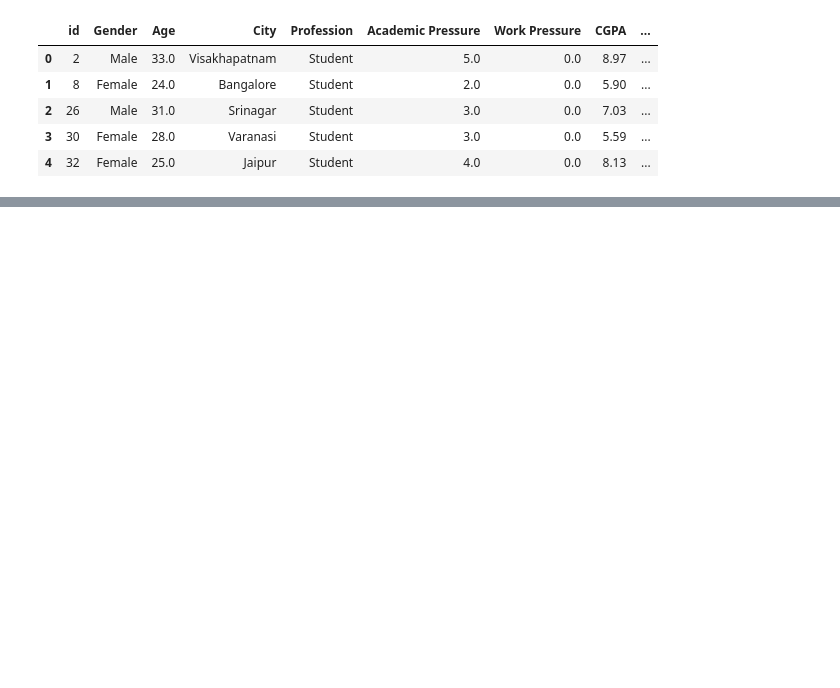
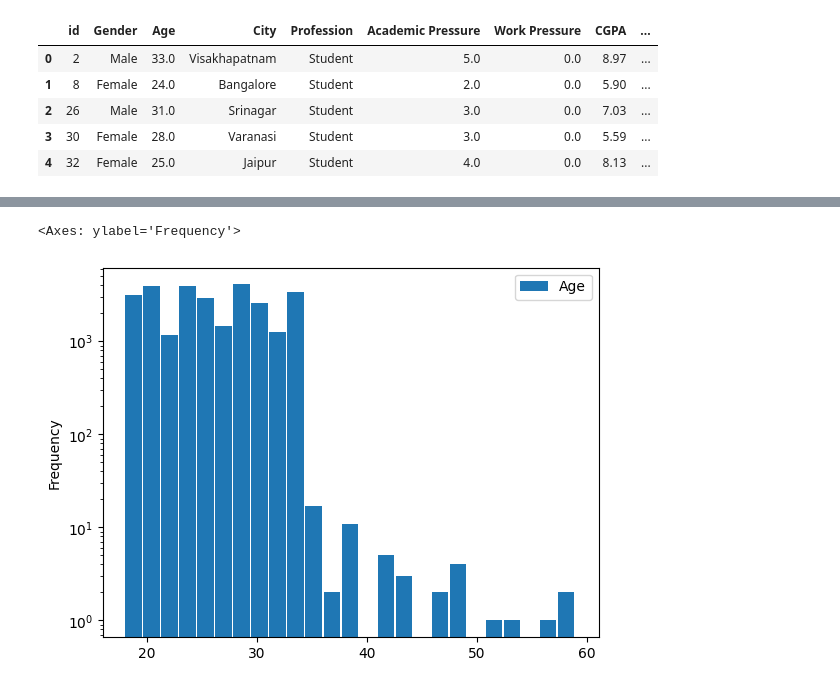
Before and after one commit to PhysicsBen/carthage-lecture-2025, a Jupyter notebook: data_vis/data_vis.ipynb, the cells around one changed output, grey strips where cells are left out. Cells and saved outputs as stored; diff of their text form; code cells hidden in the pictures; blank space fills up the shorter version.

```diff
--- a/data_vis/data_vis.ipynb
+++ b/data_vis/data_vis.ipynb
@@ -116,0 +119,5 @@ data[data.Country == 'USA']
+# %%
+data.plot(kind='hist', y='Age', logy=True, bins=25, width=1.5)
+# %% [output]
+<Axes: ylabel='Frequency'>
+[figure, added]
```
Also changed, not shown: parts of 32 cells of this notebook, 3 other files.
